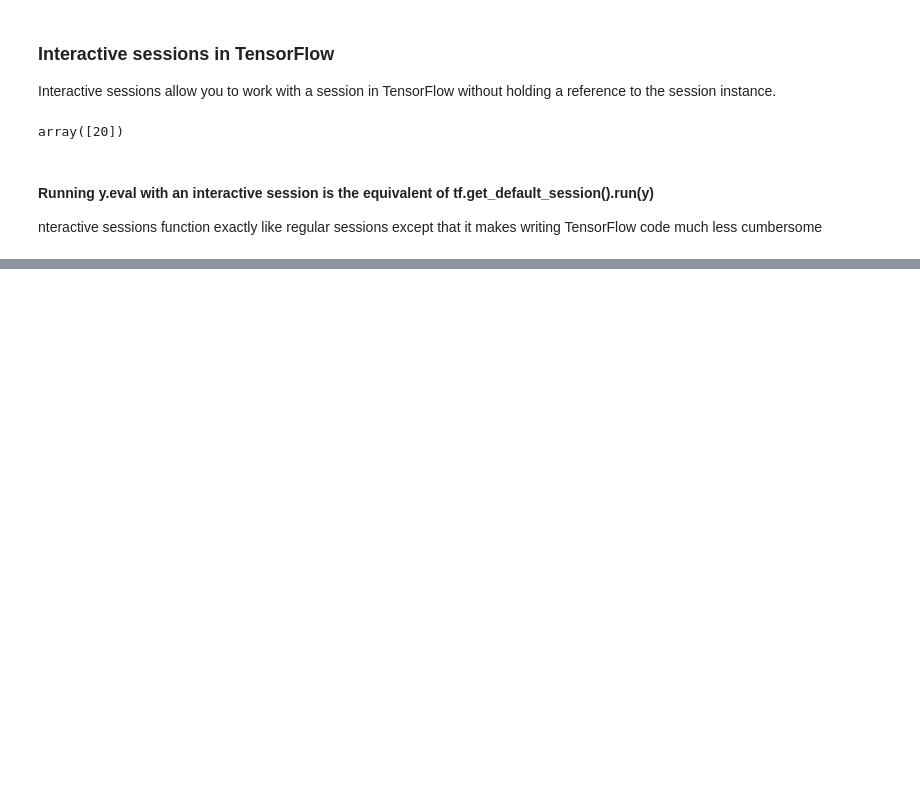
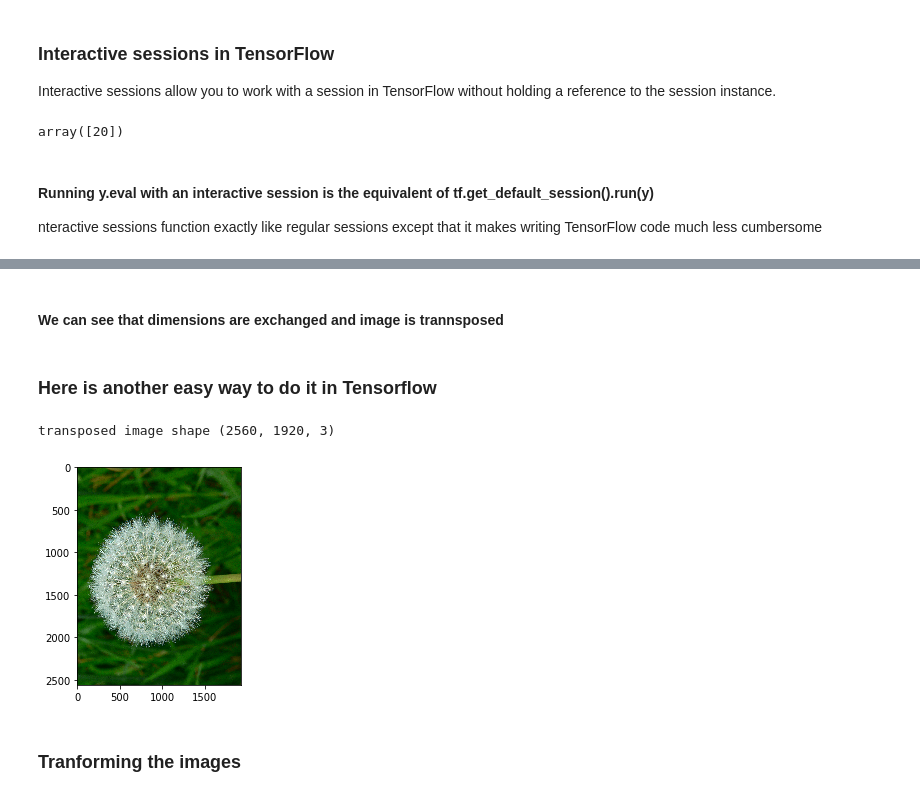
Before and after one commit to veshitala/Tensorflow-101, a Jupyter notebook: Tensor flow starting.ipynb, the cells around one changed output, grey strips where cells are left out. Drawn from its saved outputs; the diff is of its cells as text; code cells hidden in the pictures; blank space fills up the shorter version.

```diff
--- a/Tensor flow starting.ipynb
+++ b/Tensor flow starting.ipynb
@@ -549,0 +608,20 @@ This was a quick overview of linear regression implemented in TensorFlow for the
+# %% [markdown]
+#### We can see that dimensions are exchanged and image is trannsposed
+# %% [markdown]
+### Here is another easy way to do it in Tensorflow
+# %%
+x= tf.Variable(image ,name="x") #  x holds this image as a tensor.
+init = tf.global_variables_initializer()
+
+with tf.Session() as sess:
+    sess.run(init)
+    transpose = tf.image.transpose_image(x)  ## same work easily
+    result = sess.run(transpose)
+    print("transposed image shape" , result.shape)
+    plt.imshow(result)
+    plt.show()
+# %% [output]
+transposed image shape (2560, 1920, 3)
+[figure, added]
+# %% [markdown]
+### Tranforming the images
```
Also changed, not shown: parts of 12 cells of this notebook, 5 other files.
